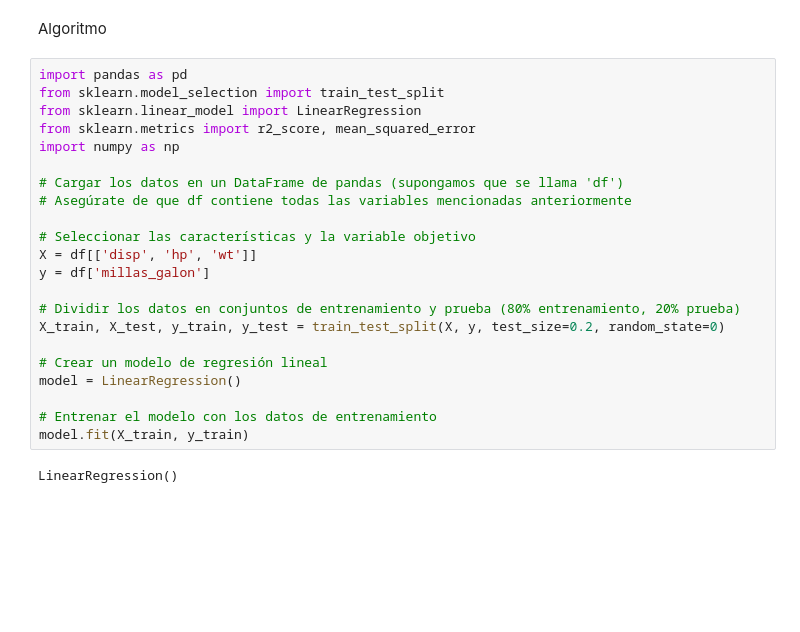
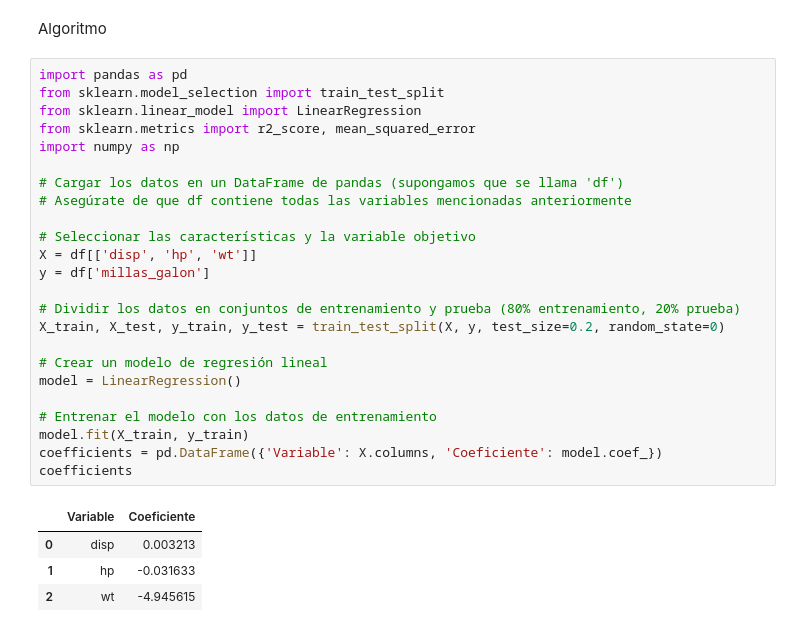
Before and after one commit to ManRique6/Diplomado_Ciencia_Datos, a Jupyter notebook: Tareas/5_Tarea/Tarea_5.ipynb, the cells around one changed output. Cells and saved outputs as stored; diff of their text form; blank space fills up the shorter version.

```diff
--- a/Tareas/5_Tarea/Tarea_5.ipynb
+++ b/Tareas/5_Tarea/Tarea_5.ipynb
@@ -114,25 +114,30 @@ Algoritmo
 # %%
 import pandas as pd
 from sklearn.model_selection import train_test_split
 from sklearn.linear_model import LinearRegression
 from sklearn.metrics import r2_score, mean_squared_error
 import numpy as np
 
 # Cargar los datos en un DataFrame de pandas (supongamos que se llama 'df')
 # Asegúrate de que df contiene todas las variables mencionadas anteriormente
 
 # Seleccionar las características y la variable objetivo
 X = df[['disp', 'hp', 'wt']]
 y = df['millas_galon']
 
 # Dividir los datos en conjuntos de entrenamiento y prueba (80% entrenamiento, 20% prueba)
 X_train, X_test, y_train, y_test = train_test_split(X, y, test_size=0.2, random_state=0)
 
 # Crear un modelo de regresión lineal
 model = LinearRegression()
 
 # Entrenar el modelo con los datos de entrenamiento
 model.fit(X_train, y_train)
+coefficients = pd.DataFrame({'Variable': X.columns, 'Coeficiente': model.coef_})
+coefficients
 # %% [output]
-LinearRegression()
+|  | Variable | Coeficiente |
+| 0 | disp | 0.003213 |
+| 1 | hp | -0.031633 |
+| 2 | wt | -4.945615 |
 # %%
```
Also changed, not shown: parts of 19 cells of this notebook.
